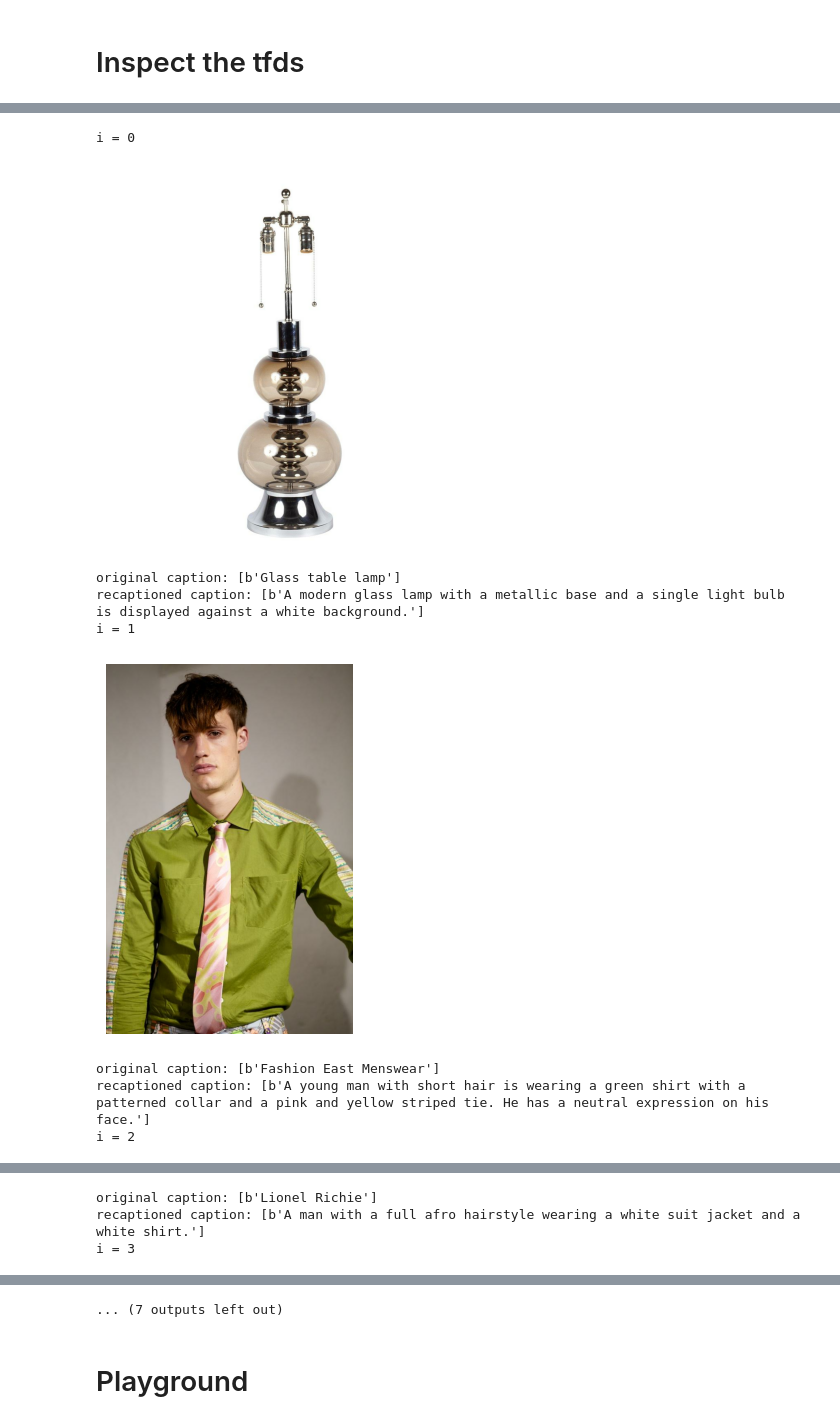
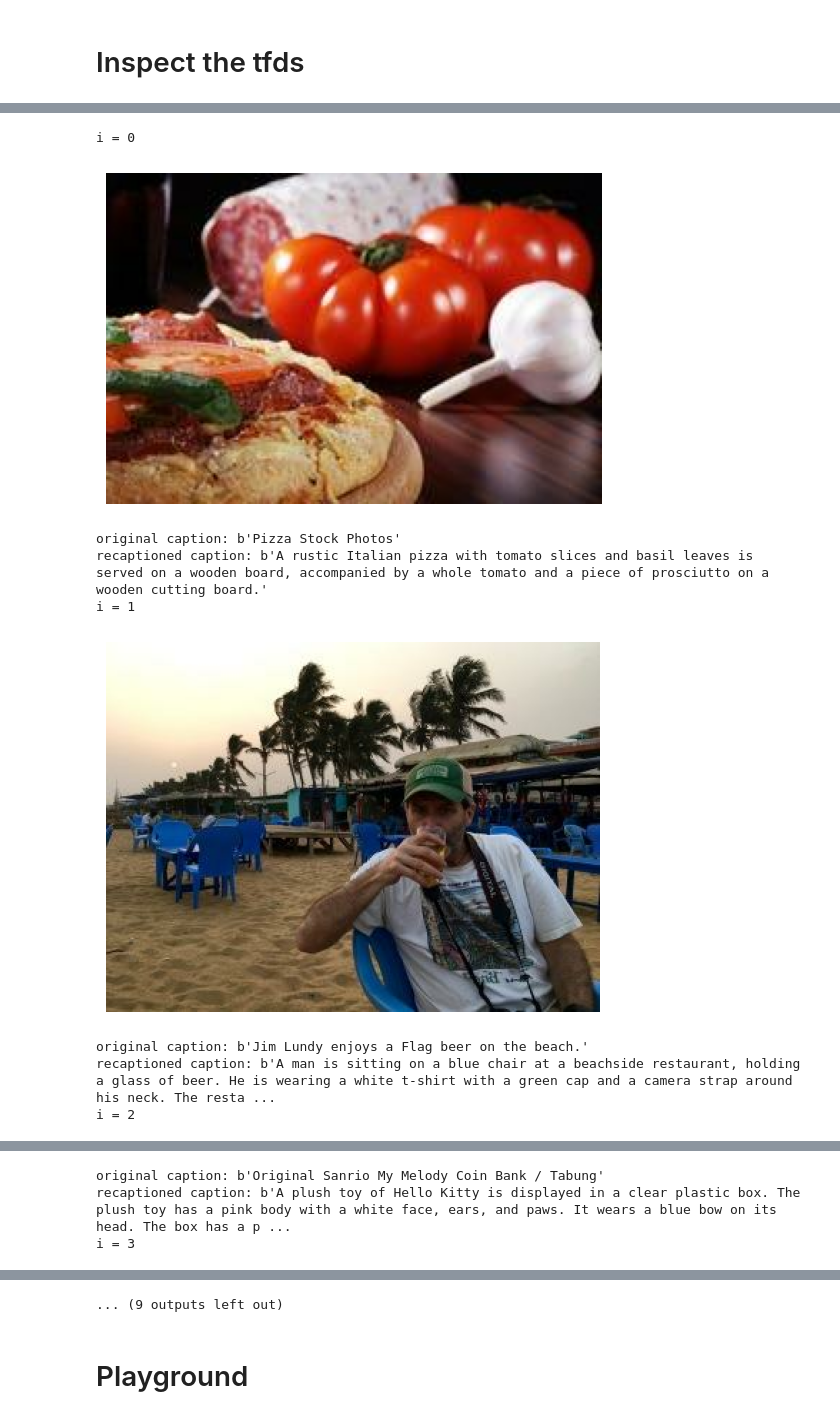
Before and after one commit to LLM-supervised-Vision/big_vision, a Jupyter notebook: scripts/20240923_datacomp_recap_construction.ipynb, the cells around one changed output, grey strips where cells are left out. Cells and saved outputs as stored; diff of their text form; code cells hidden in the pictures.

Commit message:
datacomp recap: - 50M dataset inspection added

```diff
--- a/scripts/20240923_datacomp_recap_construction.ipynb
+++ b/scripts/20240923_datacomp_recap_construction.ipynb
@@ -105,6 +105,6 @@ tfds build $TFDS_BUILDER_DIR/$TFDS_NAME --data_dir $TFDS_DATA_DIR
 import tensorflow as tf
 import matplotlib.pyplot as plt
 import tensorflow_datasets as tfds
-dataset = tfds.load('datacomp_recap/10M:1.0.0', split='train', data_dir='gs://us-central2-storage/tensorflow_datasets/tensorflow_datasets')
+dataset = tfds.load('datacomp_recap/50M:1.0.0', split='train', data_dir='gs://us-central2-storage/tensorflow_datasets/tensorflow_datasets')
 len(dataset)
 # %% [output]
@@ -112,24 +114,24 @@ len(dataset)
 # %%
 count = 10
 for i,batch in enumerate(dataset):
     print(f"i = {i}")
     # img = tf.image.decode_jpeg(batch['image'][0])
-    img = batch['image'][0]
+    img = batch['image']
     plt.imshow(img.numpy())
     plt.axis('off')
     plt.show()
     print(f"original caption: {batch['org_caption'].numpy()}")
     print(f"recaptioned caption: {batch['re_caption'].numpy()}")
     count -= 1
     if count == 0:
         break
 # %% [output]
 i = 0
-[figure, old version]
+[figure, new version]
-original caption: [b'Glass table lamp']
-recaptioned caption: [b'A modern glass lamp with a metallic base and a single light bulb is displayed against a white background.']
+original caption: b'Pizza Stock Photos'
+recaptioned caption: b'A rustic Italian pizza with tomato slices and basil leaves is served on a wooden board, accompanied by a whole tomato and a piece of prosciutto on a wooden cutting board.'
 i = 1
-[figure, old version]
+[figure, new version]
-original caption: [b'Fashion East Menswear']
-recaptioned caption: [b'A young man with short hair is wearing a green shirt with a patterned collar and a pink and yellow striped tie. He has a neutral expression on his face.']
+original caption: b'Jim Lundy enjoys a Flag beer on the beach.'
+recaptioned caption: b'A man is sitting on a blue chair at a beachside restaurant, holding a glass of beer. He is wearing a white t-shirt with a green cap and a camera strap around his neck. The resta ...
 i = 2
@@ -137,3 +139,3 @@ i = 2
-original caption: [b'Lionel Richie']
-recaptioned caption: [b'A man with a full afro hairstyle wearing a white suit jacket and a white shirt.']
+original caption: b'Original Sanrio My Melody Coin Bank / Tabung'
+recaptioned caption: b'A plush toy of Hello Kitty is displayed in a clear plastic box. The plush toy has a pink body with a white face, ears, and paws. It wears a blue bow on its head. The box has a p ...
 i = 3
@@ -149,4 +151,4 @@ i = 5
-... (7 outputs left out)
+... (9 outputs left out)
 # %% [markdown]
 # Playground
 # %%
```
Also changed, not shown: parts of 4 cells of this notebook.
